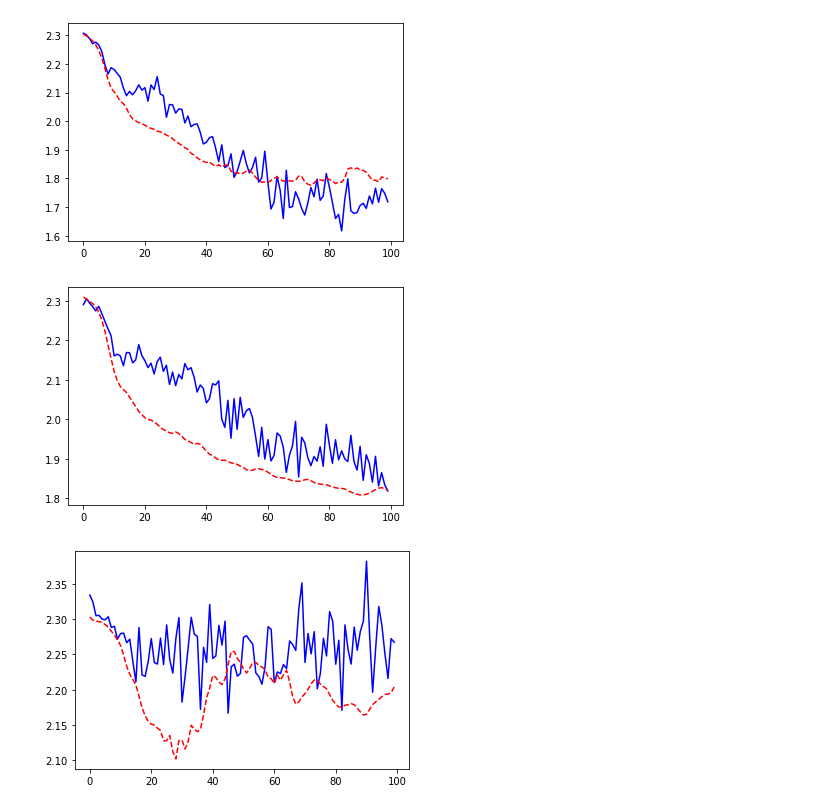
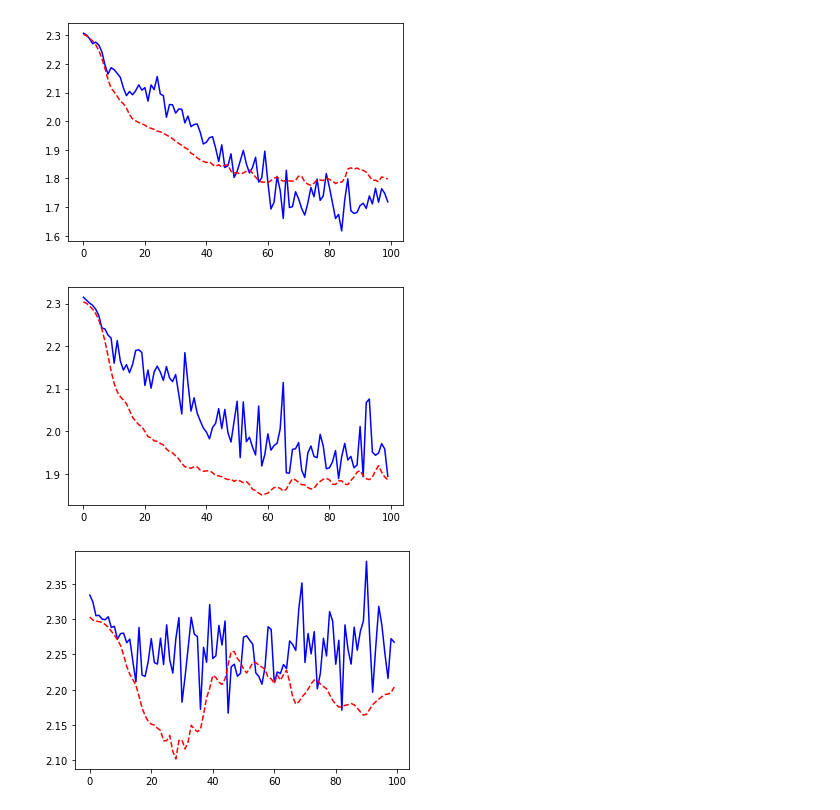
Before and after one commit to covanam/TTNT, a Jupyter notebook: Untitled.ipynb, the cells around one changed output. Saved outputs shown, nothing was run; the diff lists cells and outputs as text; code cells hidden in the pictures.

```diff
--- a/Untitled.ipynb
+++ b/Untitled.ipynb
@@ -104,16 +104,16 @@ train(net, lr=5e-4, lr_decay=0.9999, num_iter=2000)
 # %%
 net = nn.Sequential(
     nn.Linear(3072, 200),
     nn.ReLU(True),
     nn.Dropout(0.5),
     nn.Linear(200, 100),
     nn.ReLU(True),
     nn.Dropout(0.5),
     nn.Linear(100, 10)
 )
-train(net, lr=5e-4, lr_decay=0.999, num_iter=2000)
+train(net, lr=5e-4, lr_decay=0.9999, num_iter=2000)
 # %% [output]
-[figure, old version]
+[figure, new version]
 # %%
 net = nn.Sequential(
     nn.Linear(3072, 200),
```
